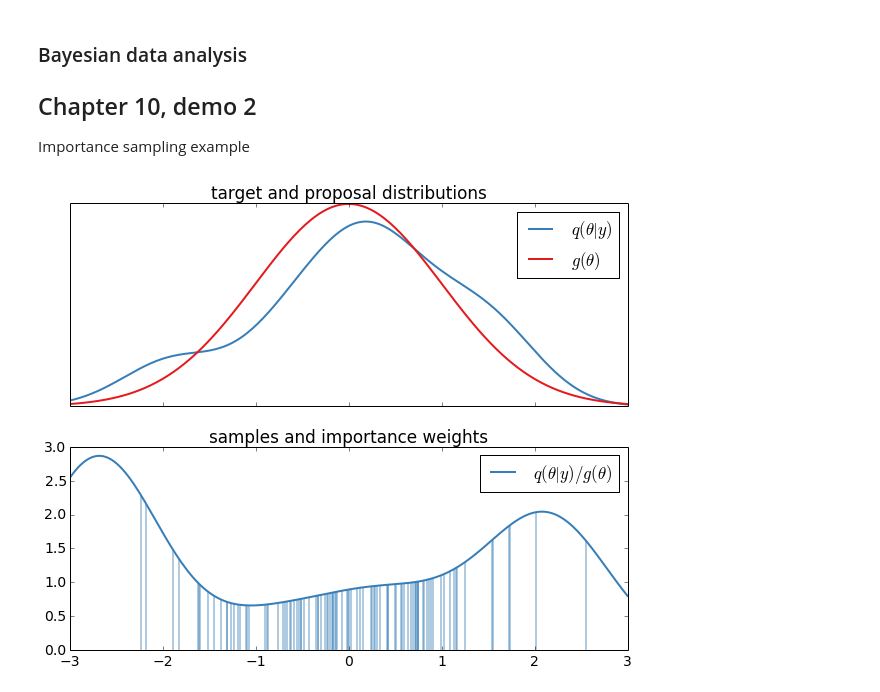
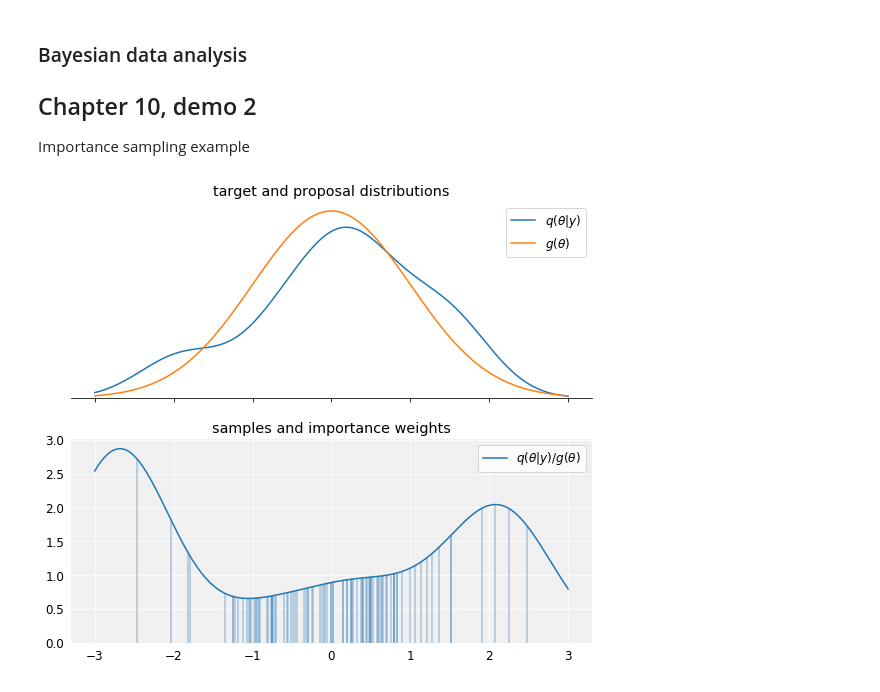
Before and after one commit to avehtari/BDA_py_demos, a Jupyter notebook: demos_ch10/demo10_2.ipynb, the cells around one changed output. Cells and saved outputs as stored; diff of their text form; code cells hidden in the pictures.

```diff
--- a/demos_ch10/demo10_2.ipynb
+++ b/demos_ch10/demo10_2.ipynb
@@ -10,10 +9,3 @@ from scipy import stats
 
 %matplotlib inline
 import matplotlib.pyplot as plt
-# %%
-# edit default plot settings (colours from colorbrewer2.org)
-plt.rc('figure', figsize=(8,6))
-plt.rc('font', size=14)
-plt.rc('lines', color='#377eb8', linewidth=2)
-plt.rc('axes', color_cycle=('#377eb8','#e41a1c','#4daf4a',
-                            '#984ea3','#ff7f00','#ffff33'))
@@ -20,3 +21,6 @@ plt.rc('axes', color_cycle=('#377eb8','#e41a1c','#4daf4a',
+# %%
+# edit default plot settings
+plt.rc('font', size=12)
 # %%
 # fake interesting distribution
 x = np.linspace(-3, 3, 200)
@@ -36,16 +40,27 @@ r = r[np.abs(r) < 3] # remove samples out of the grid
 wr = q_func.evaluate(r)/stats.norm.pdf(r)
 # %%
 # plot
-fig, axes = plt.subplots(2, 1, sharex=True, figsize=(10,8))
-axes[0].plot(x, q, label=r'$q(\theta|y)$')
-axes[0].plot(x, g, label=r'$g(\theta)$')
-axes[0].set_yticks(())
-axes[0].set_title('target and proposal distributions')
-axes[0].legend()
-axes[1].plot(x, w, label=r'$q(\theta|y)/g(\theta)$')
-axes[1].set_title('samples and importance weights')
-axes[1].vlines(r, 0, wr, color='#377eb8', alpha=0.4)
-axes[1].set_ylim((0,axes[1].get_ylim()[1]))
-axes[1].legend();
+
+# create subplots with shared x and different styles
+fig = plt.figure(figsize=(8, 7))
+ax1 = fig.add_subplot(2, 1, 1)
+plot_tools.modify_axes.only_x(ax1)
+with plt.style.context(plot_tools.custom_styles['gray_background']):
+    ax2 = fig.add_subplot(2, 1, 2, sharex=ax1)
+# manually hide shared xlables
+plt.setp(ax1.get_xticklabels(), visible=False)
+
+ax1.plot(x, q, label=r'$q(\theta|y)$')
+ax1.plot(x, g, label=r'$g(\theta)$')
+ax1.set_title('target and proposal distributions')
+ax1.legend()
+
+ax2.plot(x, w, label=r'$q(\theta|y)/g(\theta)$')
+ax2.set_title('samples and importance weights')
+ax2.vlines(r, 0, wr, color='#377eb8', alpha=0.4)
+ax2.set_ylim((0, ax2.get_ylim()[1]))
+ax2.legend()
+
+fig.tight_layout()
 # %% [output]
-[figure, old version]
+[figure, new version]
```
Also changed, not shown: parts of 3 cells of this notebook, 1 other file.
